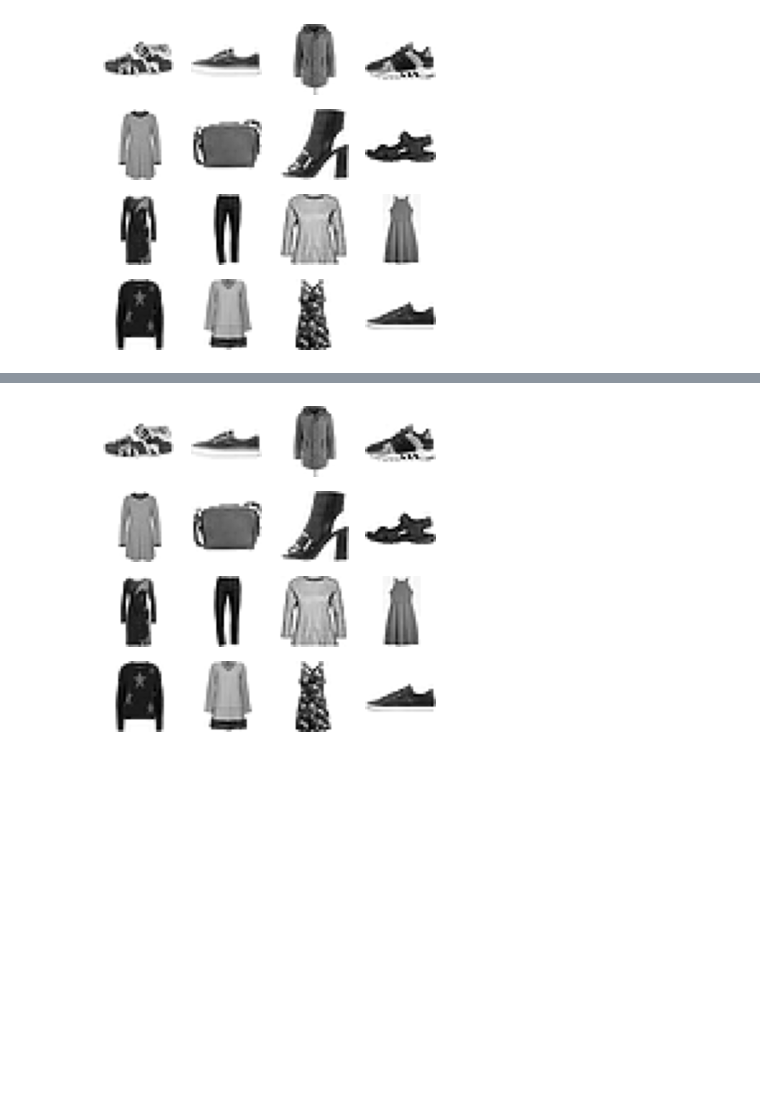
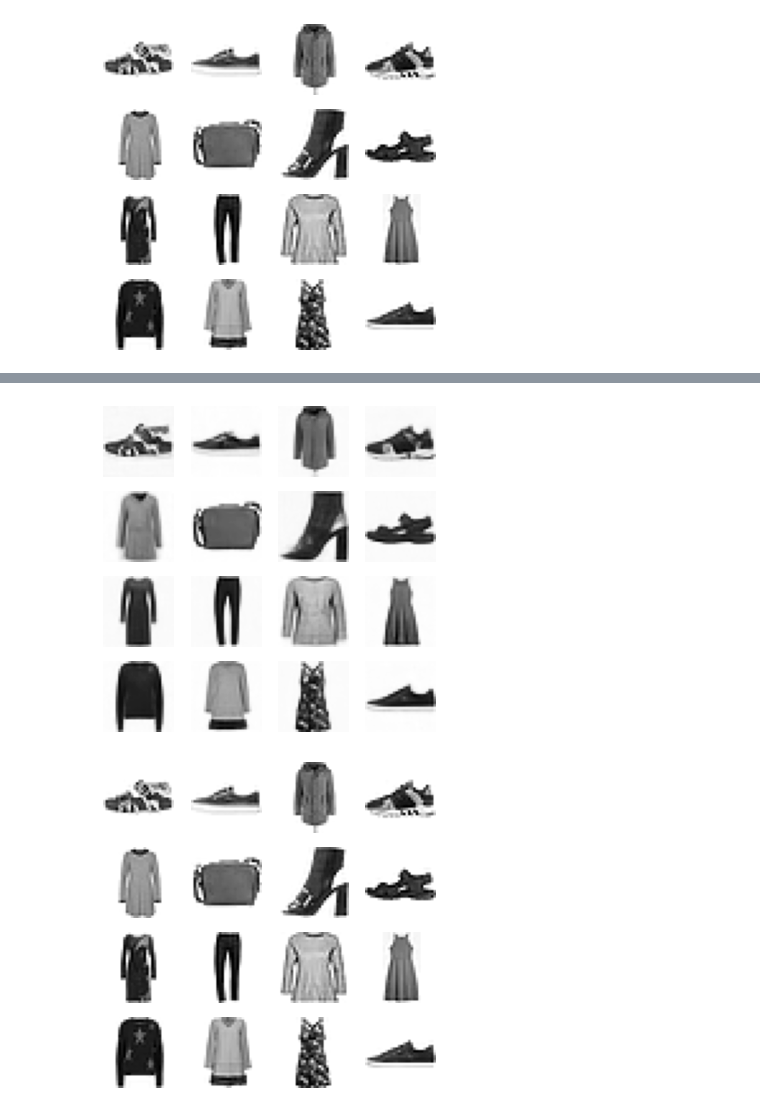
Before and after one commit to fastai/k-diffusion, a Jupyter notebook: explanation.ipynb, the cells around one changed output, grey strips where cells are left out. Cells and saved outputs as stored; diff of their text form; code cells hidden in the pictures; blank space fills up the shorter version.

```diff
--- a/explanation.ipynb
+++ b/explanation.ipynb
@@ -81,3 +70,7 @@ show_images(out, imsize=1.5)
+# %%
+show_images(noised-out, imsize=1.5)
+# %% [output]
+[figure, added]
 # %%
 show_images(x, imsize=1.5)
 # %% [output]
```
Also changed, not shown: parts of 11 cells of this notebook, 3 other files.
